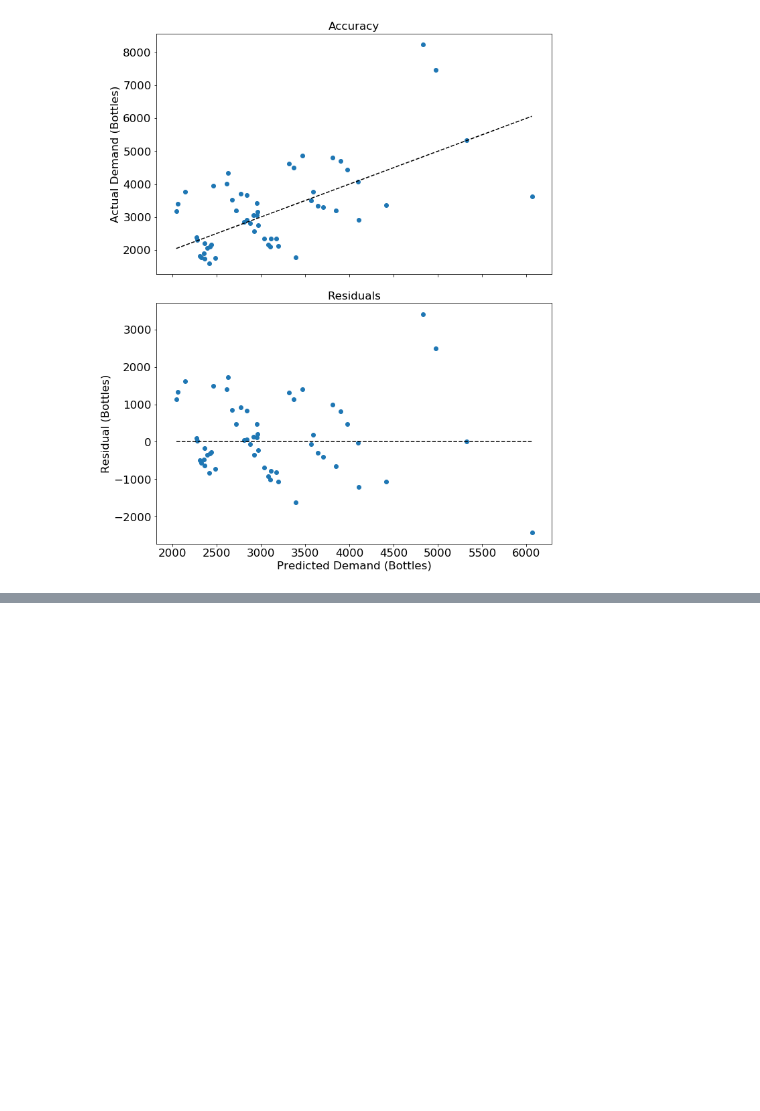
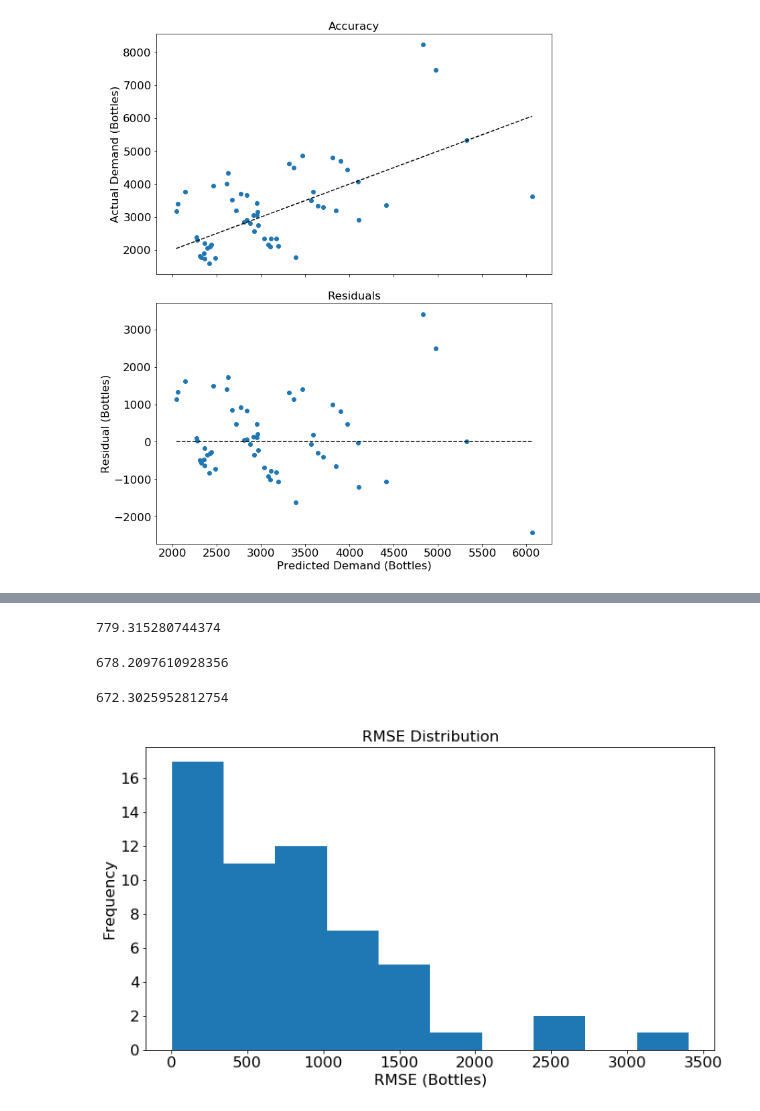
Before and after one commit to bulentarslan/drink-worthy-data, a Jupyter notebook: drink-worthy-data.ipynb, the cells around one changed output, grey strips where cells are left out. Drawn from its saved outputs; the diff is of its cells as text; code cells hidden in the pictures; blank space fills up the shorter version.

```diff
--- a/drink-worthy-data.ipynb
+++ b/drink-worthy-data.ipynb
@@ -326,0 +329,23 @@ fig.savefig('img/residuals_distribution.png')
+# %%
+RMSEs = errors[:,1]
+RMSEs.mean()
+# %% [output]
+779.315280744374
+# %%
+RMSEs.std()
+# %% [output]
+678.2097610928356
+# %%
+np.median(RMSEs)
+# %% [output]
+672.3025952812754
+# %%
+fig, ax = plt.subplots(1, 1, sharey=True, figsize=(10, 6))
+ax.hist(RMSEs)
+ax.set_title('RMSE Distribution')
+ax.set_ylabel('Frequency')
+ax.set_xlabel('RMSE (Bottles)')
+fig.tight_layout()
+fig.savefig('./img/rmse_distribution.png')
+# %% [output]
+[figure, added]
```
Also changed, not shown: parts of 4 cells of this notebook, 5 other files.
